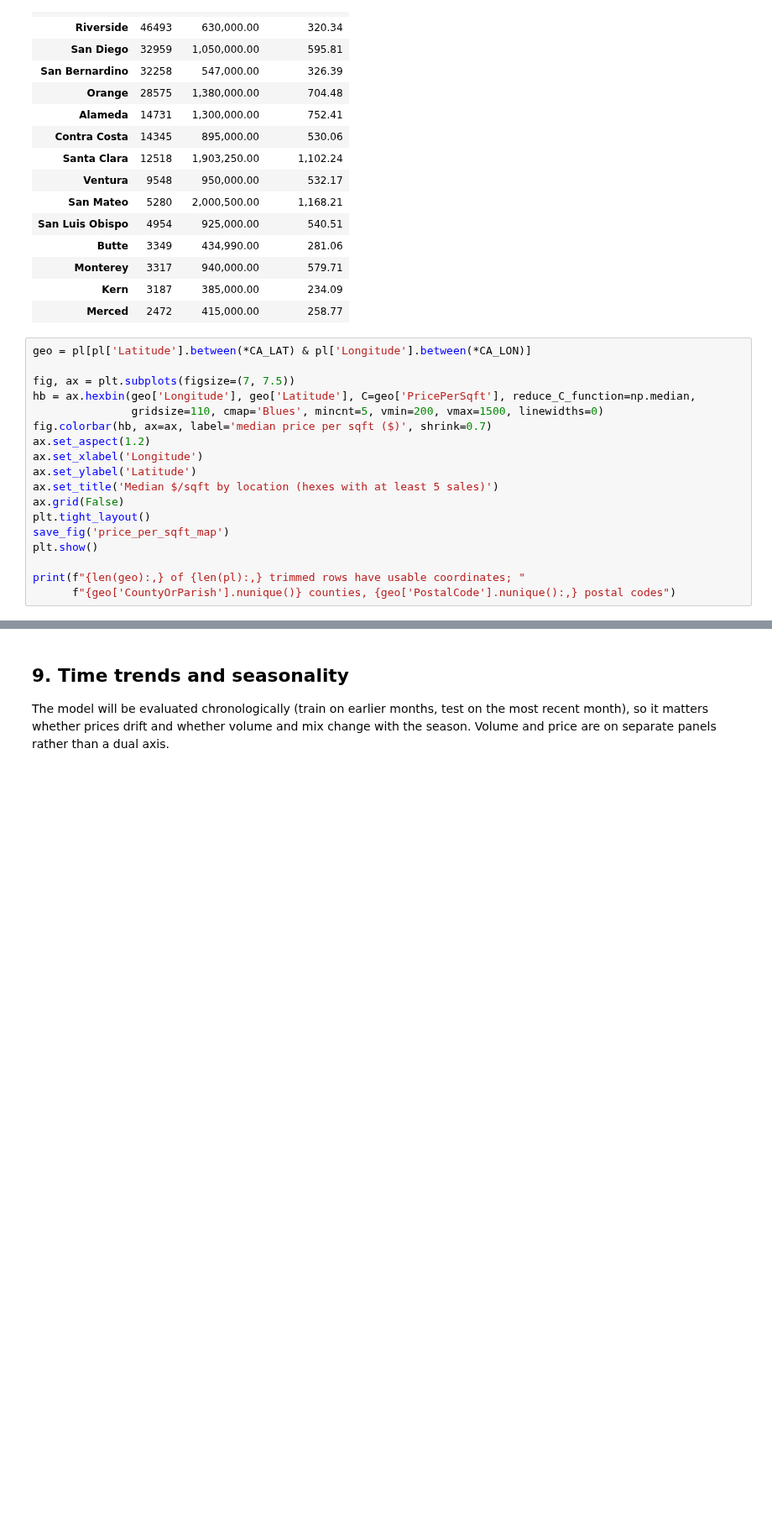
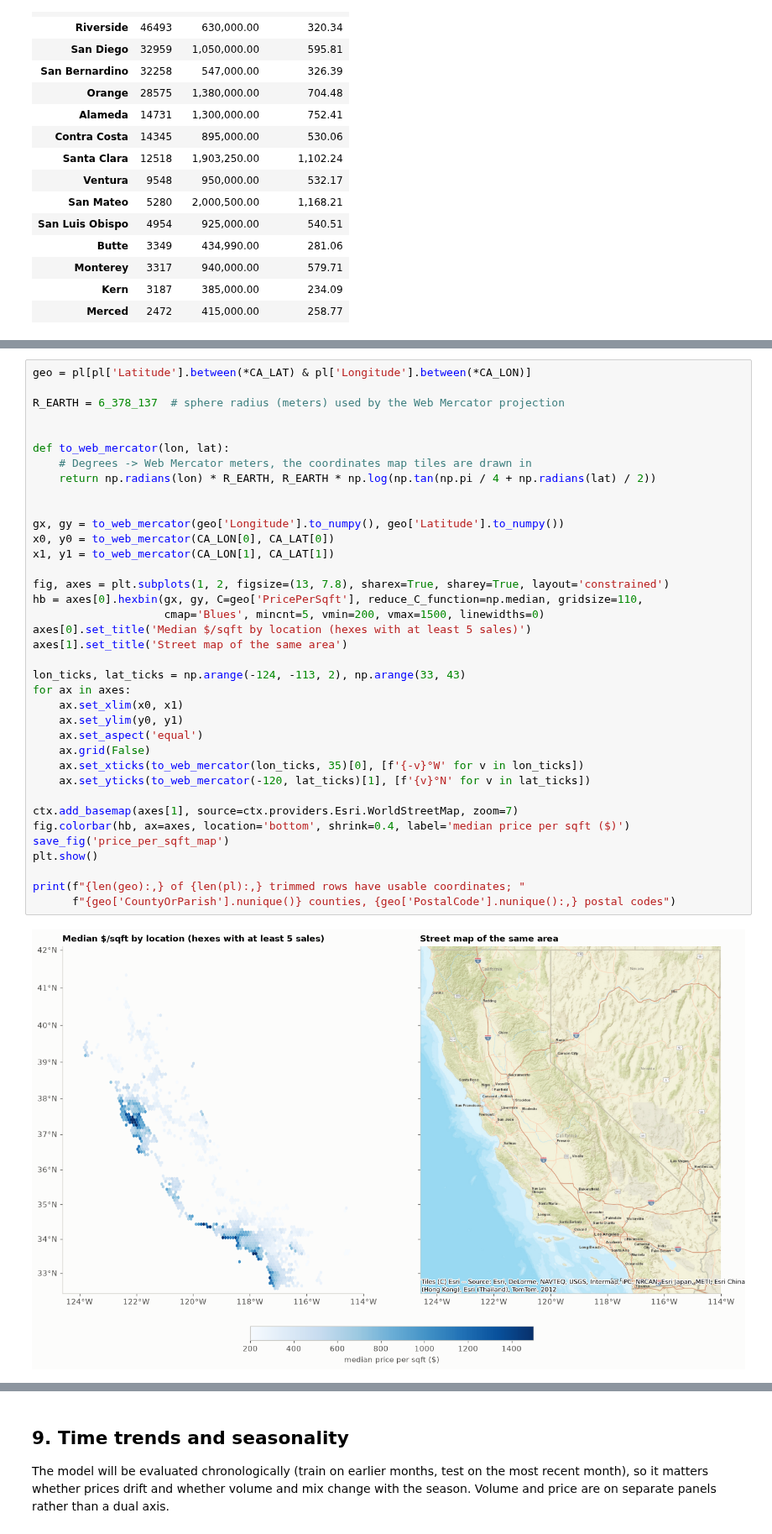
Before and after one commit to orcunTasdemir/IDX-Exchange-Data-Science, a Jupyter notebook: notebooks/01_exploration.ipynb, the cells around one changed output, grey strips where cells are left out. Shown at 84% size. Saved outputs shown, nothing was run; the diff lists cells and outputs as text; blank space fills up the shorter version.

```diff
--- a/notebooks/01_exploration.ipynb
+++ b/notebooks/01_exploration.ipynb
@@ -631,21 +632,3 @@ by_county.sort_values('sales', ascending=False)
 | Monterey | 3317 | 940,000.00 | 579.71 |
 | Kern | 3187 | 385,000.00 | 234.09 |
 | Merced | 2472 | 415,000.00 | 258.77 |
-# %%
-geo = pl[pl['Latitude'].between(*CA_LAT) & pl['Longitude'].between(*CA_LON)]
-
-fig, ax = plt.subplots(figsize=(7, 7.5))
-hb = ax.hexbin(geo['Longitude'], geo['Latitude'], C=geo['PricePerSqft'], reduce_C_function=np.median,
-               gridsize=110, cmap='Blues', mincnt=5, vmin=200, vmax=1500, linewidths=0)
-fig.colorbar(hb, ax=ax, label='median price per sqft ($)', shrink=0.7)
-ax.set_aspect(1.2)
-ax.set_xlabel('Longitude')
-ax.set_ylabel('Latitude')
-ax.set_title('Median $/sqft by location (hexes with at least 5 sales)')
-ax.grid(False)
-plt.tight_layout()
-save_fig('price_per_sqft_map')
-plt.show()
-
-print(f"{len(geo):,} of {len(pl):,} trimmed rows have usable coordinates; "
-      f"{geo['CountyOrParish'].nunique()} counties, {geo['PostalCode'].nunique():,} postal codes")
@@ -654,0 +637,39 @@ print(f"{len(geo):,} of {len(pl):,} trimmed rows have usable coordinates; "
+# %%
+geo = pl[pl['Latitude'].between(*CA_LAT) & pl['Longitude'].between(*CA_LON)]
+
+R_EARTH = 6_378_137  # sphere radius (meters) used by the Web Mercator projection
+
+
+def to_web_mercator(lon, lat):
+    # Degrees -> Web Mercator meters, the coordinates map tiles are drawn in
+    return np.radians(lon) * R_EARTH, R_EARTH * np.log(np.tan(np.pi / 4 + np.radians(lat) / 2))
+
+
+gx, gy = to_web_mercator(geo['Longitude'].to_numpy(), geo['Latitude'].to_numpy())
+x0, y0 = to_web_mercator(CA_LON[0], CA_LAT[0])
+x1, y1 = to_web_mercator(CA_LON[1], CA_LAT[1])
+
+fig, axes = plt.subplots(1, 2, figsize=(13, 7.8), sharex=True, sharey=True, layout='constrained')
+hb = axes[0].hexbin(gx, gy, C=geo['PricePerSqft'], reduce_C_function=np.median, gridsize=110,
+                    cmap='Blues', mincnt=5, vmin=200, vmax=1500, linewidths=0)
+axes[0].set_title('Median $/sqft by location (hexes with at least 5 sales)')
+axes[1].set_title('Street map of the same area')
+
+lon_ticks, lat_ticks = np.arange(-124, -113, 2), np.arange(33, 43)
+for ax in axes:
+    ax.set_xlim(x0, x1)
+    ax.set_ylim(y0, y1)
+    ax.set_aspect('equal')
+    ax.grid(False)
+    ax.set_xticks(to_web_mercator(lon_ticks, 35)[0], [f'{-v}°W' for v in lon_ticks])
+    ax.set_yticks(to_web_mercator(-120, lat_ticks)[1], [f'{v}°N' for v in lat_ticks])
+
+ctx.add_basemap(axes[1], source=ctx.providers.Esri.WorldStreetMap, zoom=7)
+fig.colorbar(hb, ax=axes, location='bottom', shrink=0.4, label='median price per sqft ($)')
+save_fig('price_per_sqft_map')
+plt.show()
+
+print(f"{len(geo):,} of {len(pl):,} trimmed rows have usable coordinates; "
+      f"{geo['CountyOrParish'].nunique()} counties, {geo['PostalCode'].nunique():,} postal codes")
+# %% [output]
+[figure, added]
```
Also changed, not shown: parts of 4 cells of this notebook, 3 other files.
